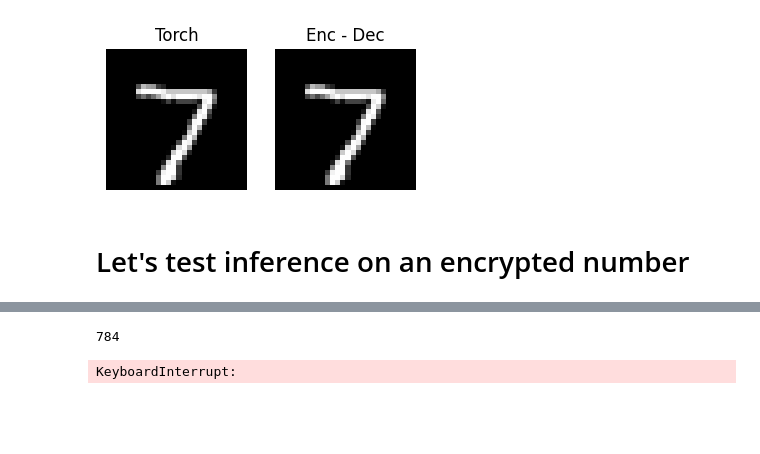
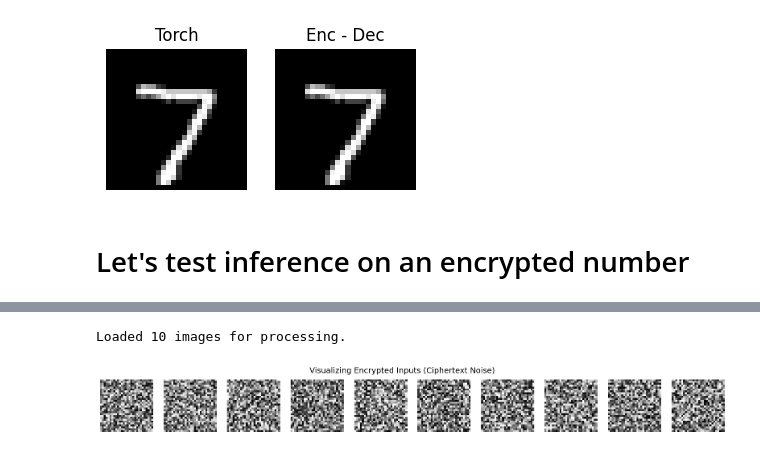
Before and after one commit to alexzilligmm/crypto-playground, a Jupyter notebook: pailler.ipynb, the cells around one changed output, grey strips where cells are left out. Drawn from its saved outputs; the diff is of its cells as text; code cells hidden in the pictures; blank space fills up the shorter version.

```diff
--- a/pailler.ipynb
+++ b/pailler.ipynb
@@ -210,2 +130,0 @@ plt.show()
-# %%
-enc_image = encrypt_matrix_parallel(second.squeeze())
@@ -278,13 +131,48 @@ pailler_mlp = PaillerMLP(model)
-# %%
-flatten_image = []
-for row in enc_image:
-    flatten_image.extend(row)
-
-len(flatten_image)
-# %% [output]
-784
-# %%
-with torch.no_grad():
-    output = pailler_mlp(flatten_image)
-# %% [output]
-KeyboardInterrupt:
+# %%
+data_iter = iter(test_loader)
+batch_images, batch_labels = next(data_iter)
+
+images = batch_images[:10]
+labels = batch_labels[:10]
+
+print(f"Loaded {len(images)} images for processing.")
+# %% [output]
+Loaded 10 images for processing.
+# %%
+enc_images_list = []
+
+for i in range(len(images)):
+    img_tensor = images[i].squeeze()
+
+    enc_image = encrypt_matrix_parallel(img_tensor, public_key)
+    enc_images_list.append(enc_image)
+# %%
+fig, axes = plt.subplots(1, 10, figsize=(20, 2))
+fig.suptitle("Visualizing Encrypted Inputs (Ciphertext Noise)", fontsize=14)
+
+def plot_encrypted_matrix(enc_matrix, ax):
+
+    cipher_matrix = [
+        [num.ciphertext() for num in row]
+        for row in enc_matrix
+    ]
+
+    img_data = np.array(
+        [[val % 255 for val in row] for row in cipher_matrix],
+        dtype=float
+    )
+
+    # 3. Plot
+    ax.imshow(img_data, cmap='gray', vmin=0, vmax=255)
+    ax.axis('off')
+
+
+for i in range(10):
+    ax = axes[i]
+    enc_matrix = enc_images_list[i]
+
+    plot_encrypted_matrix(enc_matrix, ax)
+
+plt.show()
+# %% [output]
+[figure, added]
```
Also changed, not shown: parts of 10 cells of this notebook, 6 other files.
